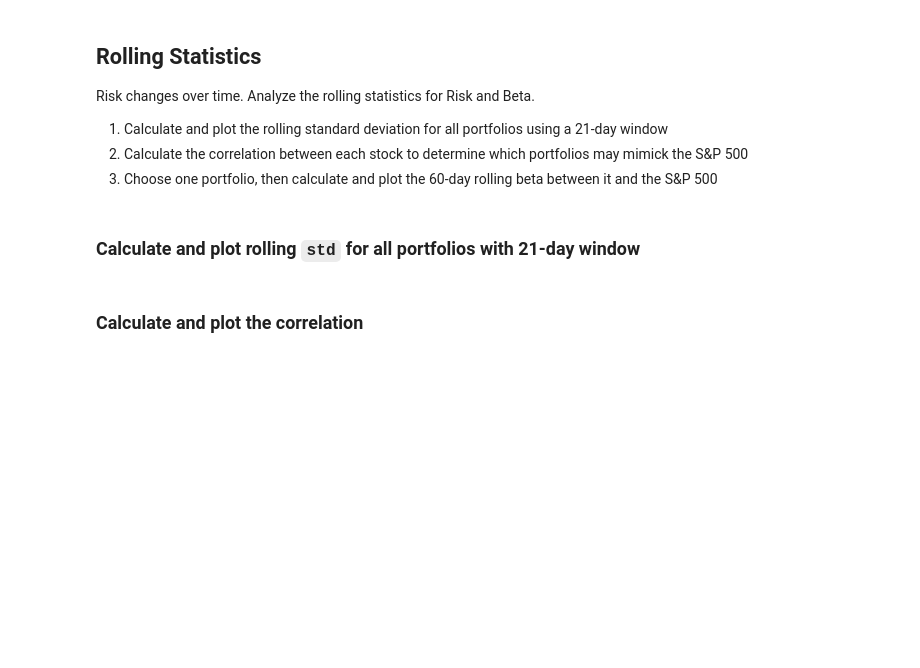
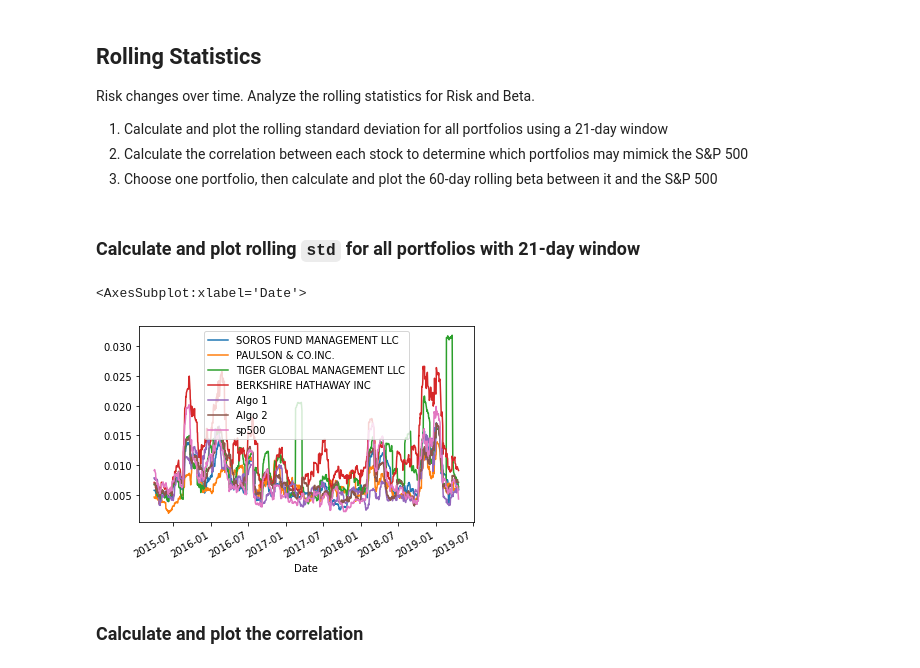
Before and after one commit to Gregoryneubel2/whale_analysis, a Jupyter notebook: whale_analysis.ipynb, the cells around one changed output. Saved outputs shown, nothing was run; the diff lists cells and outputs as text; code cells hidden in the pictures; blank space fills up the shorter version.

```diff
--- a/whale_analysis.ipynb
+++ b/whale_analysis.ipynb
@@ -211,8 +247,13 @@ Risk changes over time. Analyze the rolling statistics for Risk and Beta.
 ### Calculate and plot rolling `std` for all portfolios with 21-day window
 # %%
 # Calculate the rolling standard deviation for all portfolios using a 21-day window
+combine_rolling_std = combine_df.rolling(window=21).std()
 
 # Plot the rolling standard deviation
+combine_rolling_std.plot()
+# %% [output]
+<AxesSubplot:xlabel='Date'>
+[figure, added]
 # %% [markdown]
 ### Calculate and plot the correlation
 # %%
```
Also changed, not shown: parts of 29 cells of this notebook.
